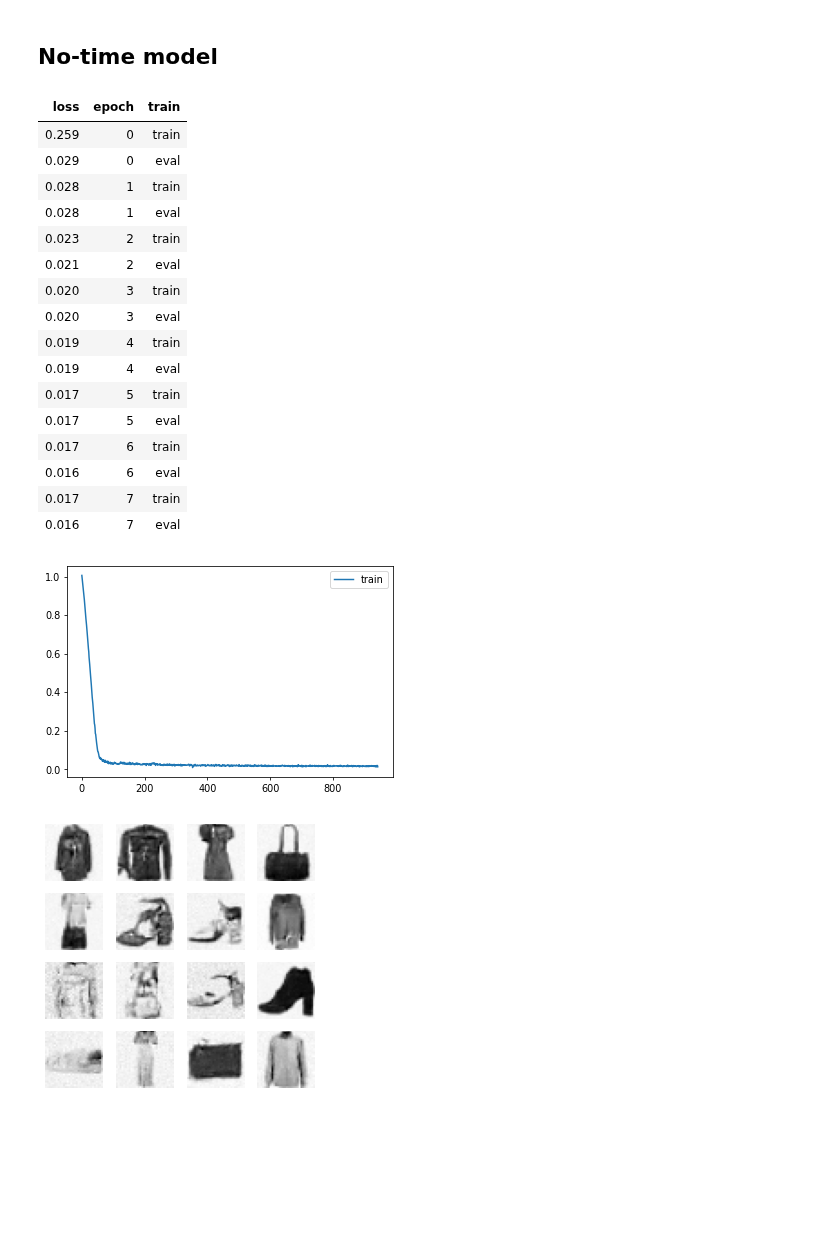
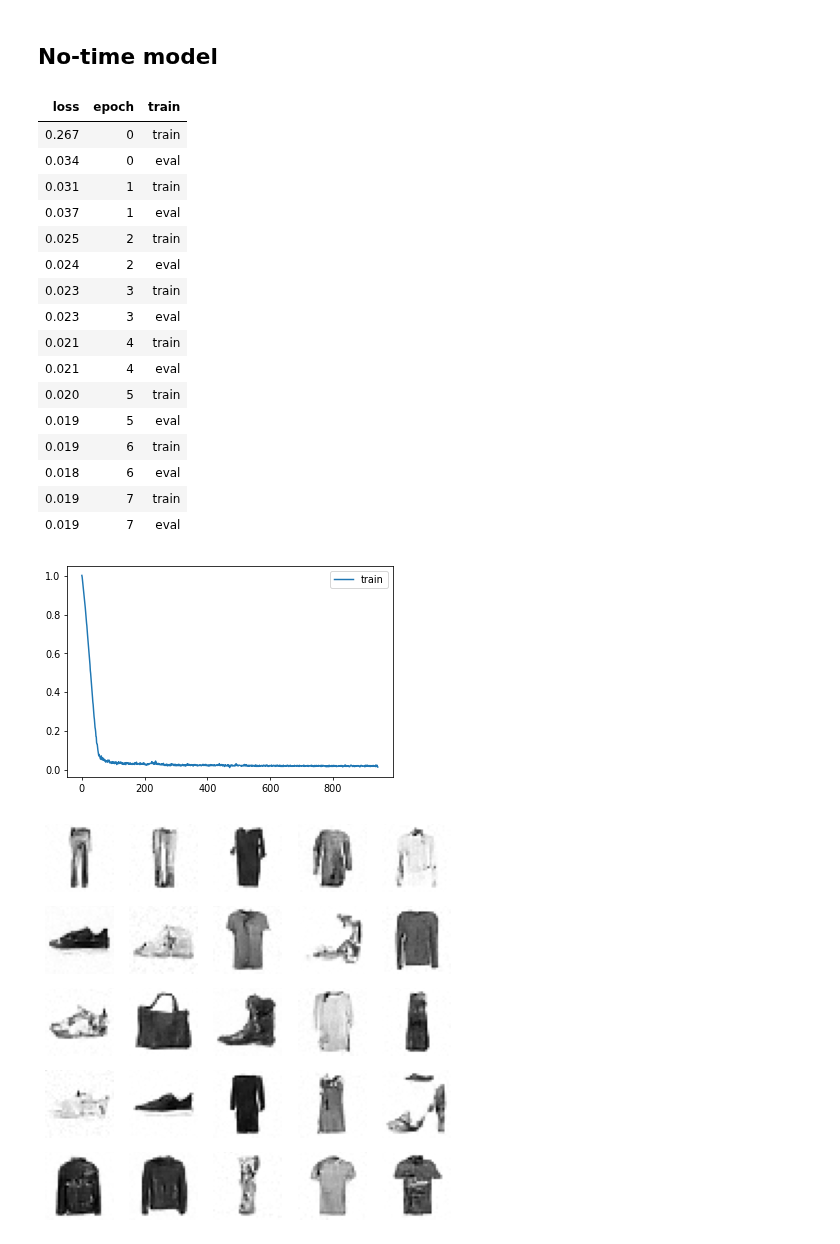
Before and after one commit to fastai/course22p2, a Jupyter notebook: nbs/18_noise-pred.ipynb, the cells around one changed output. Cells and saved outputs as stored; diff of their text form; code cells hidden in the pictures; blank space fills up the shorter version.

```diff
--- a/nbs/18_noise-pred.ipynb
+++ b/nbs/18_noise-pred.ipynb
@@ -161,7 +163,7 @@ def collate_ddpm(b): return noisify(default_collate(b)[xl], alphabar)
 def dl_ddpm(ds): return DataLoader(ds, batch_size=bs, collate_fn=collate_ddpm, num_workers=4)
 # %%
 @inplace
-def transformi(b): b[xl] = [TF.resize(TF.to_tensor(o), (32,32)) for o in b[xl]]
+def transformi(b): b[xl] = [F.pad(TF.to_tensor(o), (2,2,2,2)) for o in b[xl]]
 
 tds = dsd.with_transform(transformi)
 dls = DataLoaders(dl_ddpm(tds['train']), dl_ddpm(tds['test']))
@@ -178,20 +180,20 @@ learn = Learner(model, dls, nn.MSELoss(), lr=lr, cbs=cbs, opt_func=opt_func)
 learn.fit(epochs)
 # %% [output]
 | loss | epoch | train |
-| 0.259 | 0 | train |
-| 0.029 | 0 | eval |
-| 0.028 | 1 | train |
-| 0.028 | 1 | eval |
-| 0.023 | 2 | train |
-| 0.021 | 2 | eval |
-| 0.020 | 3 | train |
-| 0.020 | 3 | eval |
-| 0.019 | 4 | train |
-| 0.019 | 4 | eval |
-| 0.017 | 5 | train |
-| 0.017 | 5 | eval |
-| 0.017 | 6 | train |
-| 0.016 | 6 | eval |
-| 0.017 | 7 | train |
-| 0.016 | 7 | eval |
+| 0.267 | 0 | train |
+| 0.034 | 0 | eval |
+| 0.031 | 1 | train |
+| 0.037 | 1 | eval |
+| 0.025 | 2 | train |
+| 0.024 | 2 | eval |
+| 0.023 | 3 | train |
+| 0.023 | 3 | eval |
+| 0.021 | 4 | train |
+| 0.021 | 4 | eval |
+| 0.020 | 5 | train |
+| 0.019 | 5 | eval |
+| 0.019 | 6 | train |
+| 0.018 | 6 | eval |
+| 0.019 | 7 | train |
+| 0.019 | 7 | eval |
 [figure]
@@ -209,11 +215,11 @@ def sample(model, sz, alpha, alphabar, sigma, n_steps):
         b̄_t1 = 1 - ᾱ_t1
         x_0_hat = ((x_t - b̄_t.sqrt() * learn.model((x_t, 0*t_batch)))/alphabar[t].sqrt()).clamp(-1,1)
         x_t = x_0_hat * ᾱ_t1.sqrt()*(1-alpha[t])/b̄_t + x_t * alpha[t].sqrt()*b̄_t1/b̄_t + sigma[t]*z
-        preds.append(x_t.cpu())
+        preds.append(x_t.cpu().clamp(0,1))
     return preds
 # %%
-samples = sample(learn.model, (16, 1, 32, 32), alpha, alphabar, sigma, n_steps)
+samples = sample(learn.model, (25, 1, 32, 32), alpha, alphabar, sigma, n_steps)
 # %%
-show_images(samples[-1], figsize=(5,5))
+show_images(samples[-1], imsize=1.5)
 # %% [output]
-[figure, old version]
+[figure, new version]
```
Also changed, not shown: parts of 6 cells of this notebook, 7 other files.
